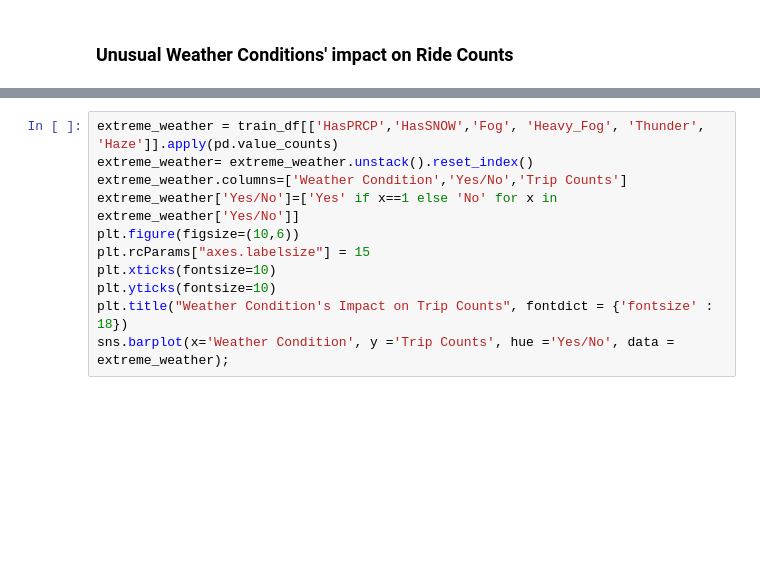
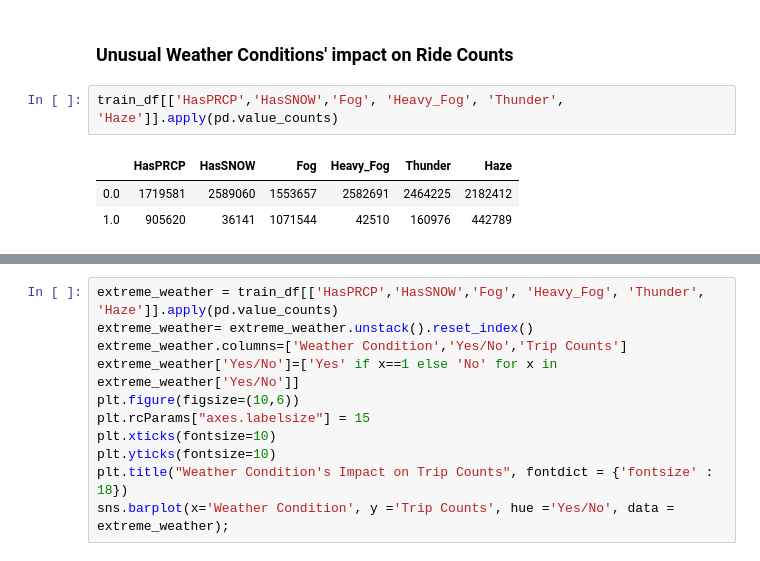
Before and after one commit to zhangym1256/Citi-Bike-Capstone, a Jupyter notebook: may/EDA.ipynb, the cells around one changed output, grey strips where cells are left out. Saved outputs shown, nothing was run; the diff lists cells and outputs as text; blank space fills up the shorter version.

```diff
--- a/may/EDA.ipynb
+++ b/may/EDA.ipynb
@@ -164,3 +164,9 @@ sns.scatterplot(x='Avg Temp',y='Trip Count per Day',data = TEMP).set(title = 'Tr
 [figure]
 # %% [markdown]
 ### Unusual Weather Conditions' impact on Ride Counts
+# %%
+train_df[['HasPRCP','HasSNOW','Fog', 'Heavy_Fog', 'Thunder', 'Haze']].apply(pd.value_counts)
+# %% [output]
+|  | HasPRCP | HasSNOW | Fog | Heavy_Fog | Thunder | Haze |
+| 0.0 | 1719581 | 2589060 | 1553657 | 2582691 | 2464225 | 2182412 |
+| 1.0 | 905620 | 36141 | 1071544 | 42510 | 160976 | 442789 |
```
Also changed, not shown: parts of 6 cells of this notebook, 2 other files.
